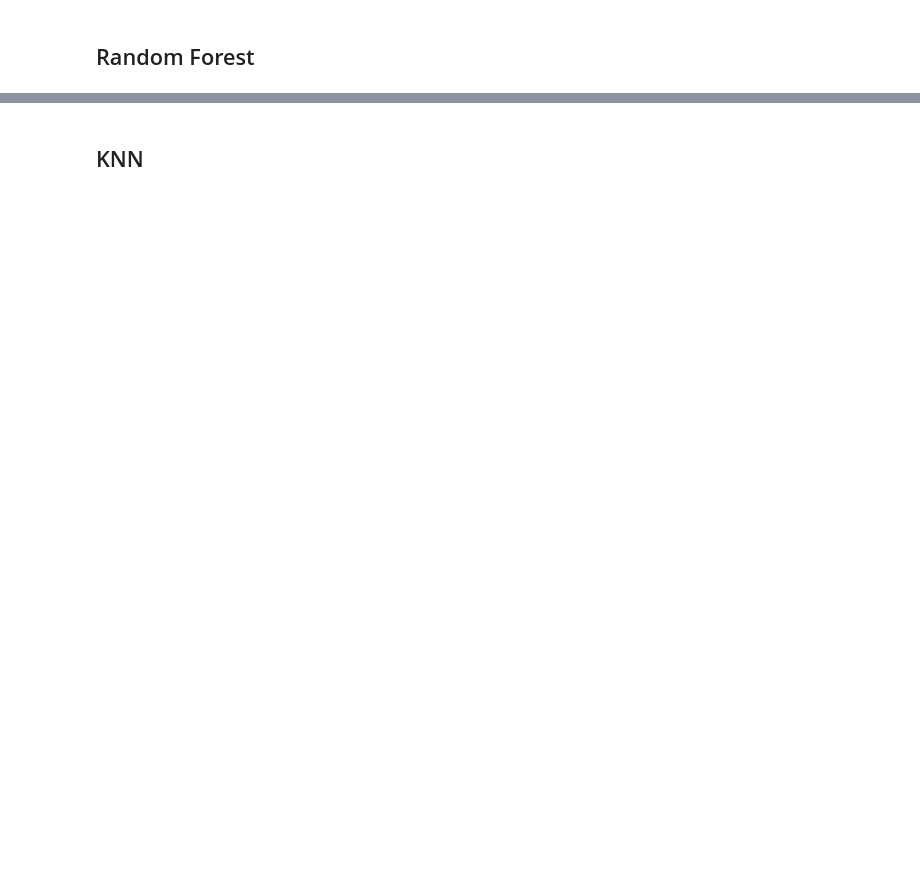
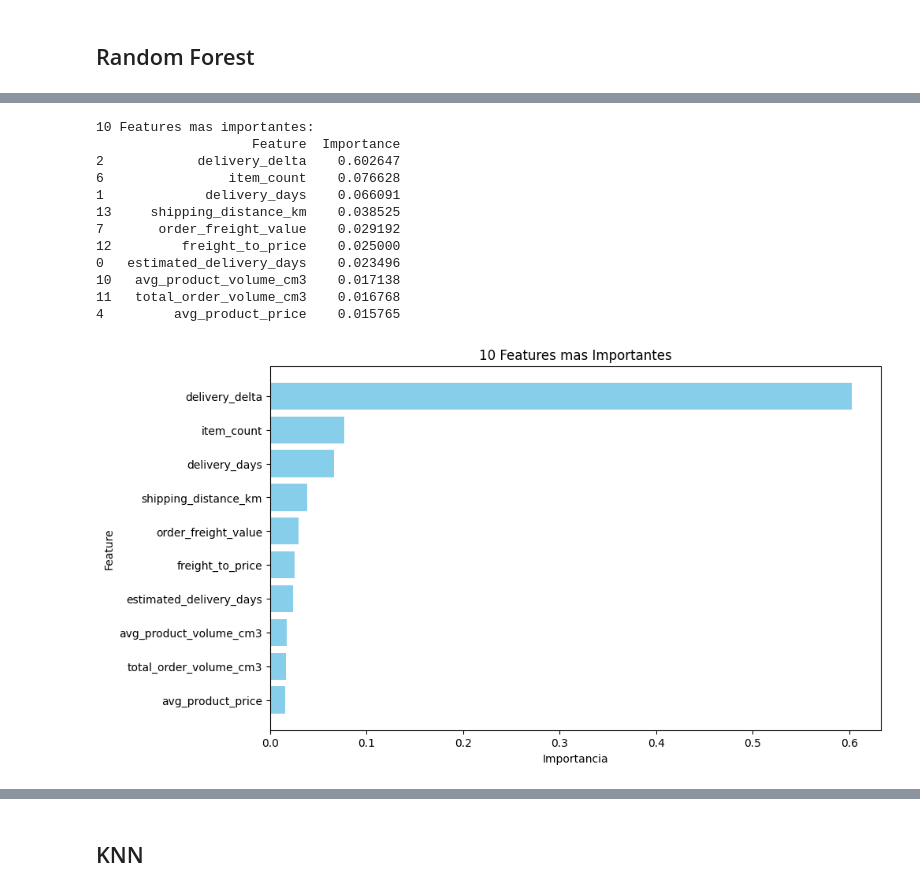
Before and after one commit to JoaquinCampos22155/proyecto3_Mineria, a Jupyter notebook: ModelosRegresion.ipynb, the cells around one changed output, grey strips where cells are left out. Drawn from its saved outputs; the diff is of its cells as text; code cells hidden in the pictures; blank space fills up the shorter version.

```diff
--- a/ModelosRegresion.ipynb
+++ b/ModelosRegresion.ipynb
@@ -272,0 +351,34 @@ rf_regressor = RandomForestRegressor(n_estimators=100, random_state = 42, max_de
+# %%
+feature_importances = best_rf.feature_importances_
+
+importance_df = pd.DataFrame({
+    'Feature': x_train.columns,
+    'Importance': feature_importances
+})
+
+importance_df = importance_df.sort_values(by='Importance', ascending=False)
+
+print("10 Features mas importantes:")
+print(importance_df.head(10))
+
+plt.figure(figsize=(10, 6))
+plt.barh(importance_df['Feature'][:10], importance_df['Importance'][:10], color='skyblue')
+plt.xlabel('Importancia')
+plt.ylabel('Feature')
+plt.title('10 Features mas Importantes')
+plt.gca().invert_yaxis()
+plt.show()
+# %% [output]
+10 Features mas importantes:
+                    Feature  Importance
+2            delivery_delta    0.602647
+6                item_count    0.076628
+1             delivery_days    0.066091
+13     shipping_distance_km    0.038525
+7       order_freight_value    0.029192
+12         freight_to_price    0.025000
+0   estimated_delivery_days    0.023496
+10   avg_product_volume_cm3    0.017138
+11   total_order_volume_cm3    0.016768
+4         avg_product_price    0.015765
+[figure, added]
```
Also changed, not shown: parts of 39 cells of this notebook.
